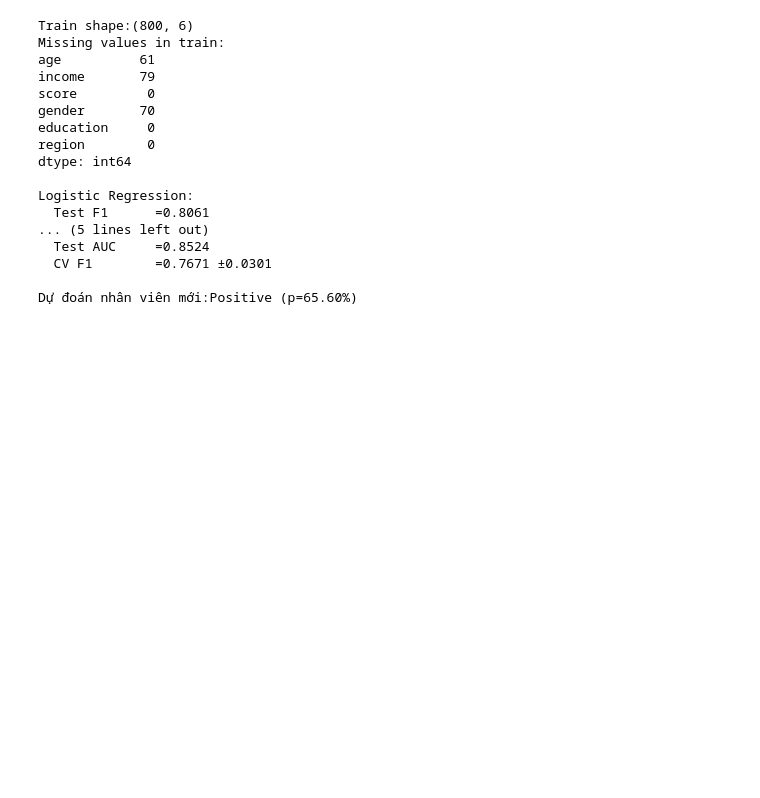
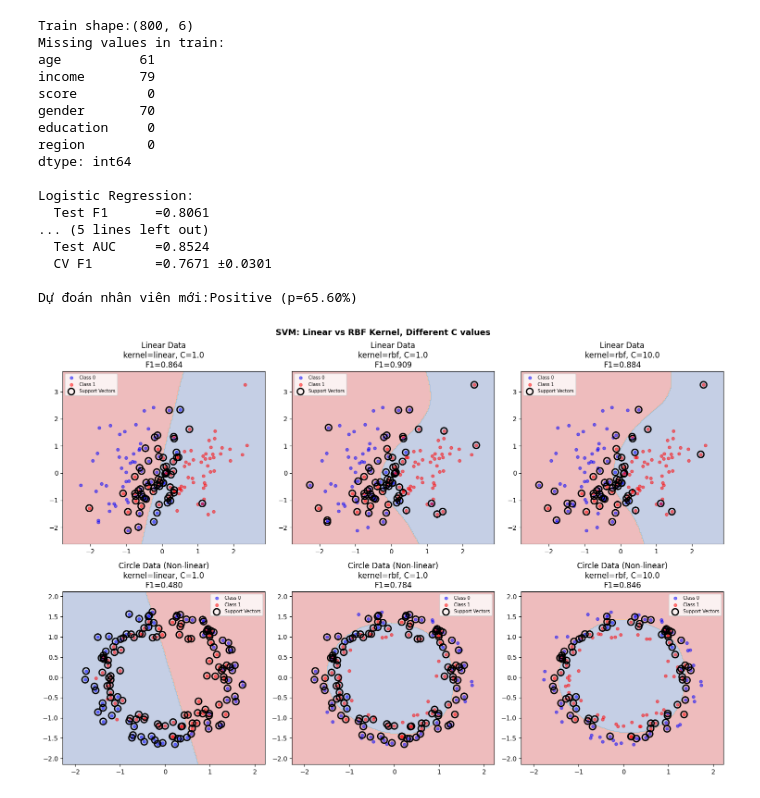
Before and after one commit to lequanganhtuan/Old_Car_Prediction, a Jupyter notebook: test.ipynb, the cells around one changed output. Saved outputs shown, nothing was run; the diff lists cells and outputs as text; code cells hidden in the pictures; blank space fills up the shorter version.

```diff
--- a/test.ipynb
+++ b/test.ipynb
@@ -465,3 +465,81 @@ Logistic Regression:
   CV F1        =0.7671 ±0.0301
 
 Dự đoán nhân viên mới:Positive (p=65.60%)
+# %%
+# ============================================================
+# BÀI TẬP 1: SVM — Visualize decision boundary
+# ============================================================
+
+import numpy as np
+import matplotlib.pyplot as plt
+from sklearn.svm import SVC
+from sklearn.datasets import make_classification, make_circles
+from sklearn.model_selection import train_test_split
+from sklearn.preprocessing import StandardScaler
+from sklearn.metrics import f1_score
+
+# --- Dataset 1: Linearly separable ---
+X_lin, y_lin = make_classification(
+    n_samples=200, n_features=2, n_redundant=0,
+    n_clusters_per_class=1, random_state=42
+)
+
+# --- Dataset 2: Non-linear (circles) ---
+X_circ, y_circ = make_circles(n_samples=200, noise=0.1, random_state=42)
+
+fig, axes = plt.subplots(2, 3, figsize=(15, 10))
+
+for row, (X, y, title) in enumerate([
+    (X_lin, y_lin, "Linear Data"),
+    (X_circ, y_circ, "Circle Data (Non-linear)")
+]):
+    X_train, X_test, y_train, y_test = train_test_split(X, y, random_state=42)
+    scaler = StandardScaler()
+    X_train_s = scaler.fit_transform(X_train)
+    X_test_s  = scaler.transform(X_test)
+
+    for col, (kernel, C) in enumerate([
+        ('linear', 1.0),
+        ('rbf', 1.0),
+        ('rbf', 10.0),
+    ]):
+        svm = SVC(kernel=kernel, C=C, random_state=42)
+        svm.fit(X_train_s, y_train)
+        f1 = f1_score(y_test, svm.predict(X_test_s))
+
+        ax = axes[row, col]
+
+        # Plot decision boundary
+        xx, yy = np.meshgrid(
+            np.linspace(X_train_s[:,0].min()-0.5, X_train_s[:,0].max()+0.5, 200),
+            np.linspace(X_train_s[:,1].min()-0.5, X_train_s[:,1].max()+0.5, 200)
+        )
+        Z = svm.predict(np.c_[xx.ravel(), yy.ravel()]).reshape(xx.shape)
+        ax.contourf(xx, yy, Z, alpha=0.3, cmap='RdYlBu')
+
+        ax.scatter(X_train_s[y_train==0, 0], X_train_s[y_train==0, 1],
+                   c='blue', alpha=0.5, s=20, label='Class 0')
+        ax.scatter(X_train_s[y_train==1, 0], X_train_s[y_train==1, 1],
+                   c='red', alpha=0.5, s=20, label='Class 1')
+
+        # Highlight support vectors
+        sv = svm.support_vectors_
+        ax.scatter(sv[:,0], sv[:,1], s=100, facecolors='none',
+                   edgecolors='black', linewidth=2, label='Support Vectors')
+
+        ax.set_title(f"{title}\nkernel={kernel}, C={C}\nF1={f1:.3f}")
+        ax.legend(fontsize=7)
+
+plt.suptitle("SVM: Linear vs RBF Kernel, Different C values", fontsize=13, fontweight='bold')
+plt.tight_layout()
+plt.savefig("bai_tap_1_svm.png", dpi=150, bbox_inches='tight')
+plt.show()
+
+# ============================================================
+# NHẬN XÉT (viết sau khi chạy)
+# ============================================================
+# Linear kernel trên Circle data: F1 cao hay thấp? Tại sao? → [điền]
+# RBF kernel trên Circle data: Tốt hơn không? Tại sao? → [điền]
+# C lớn hơn ảnh hưởng gì đến decision boundary? → [điền]
+# %% [output]
+[figure, added]
```
Also changed, not shown: parts of 2 cells of this notebook, 5 other files.
